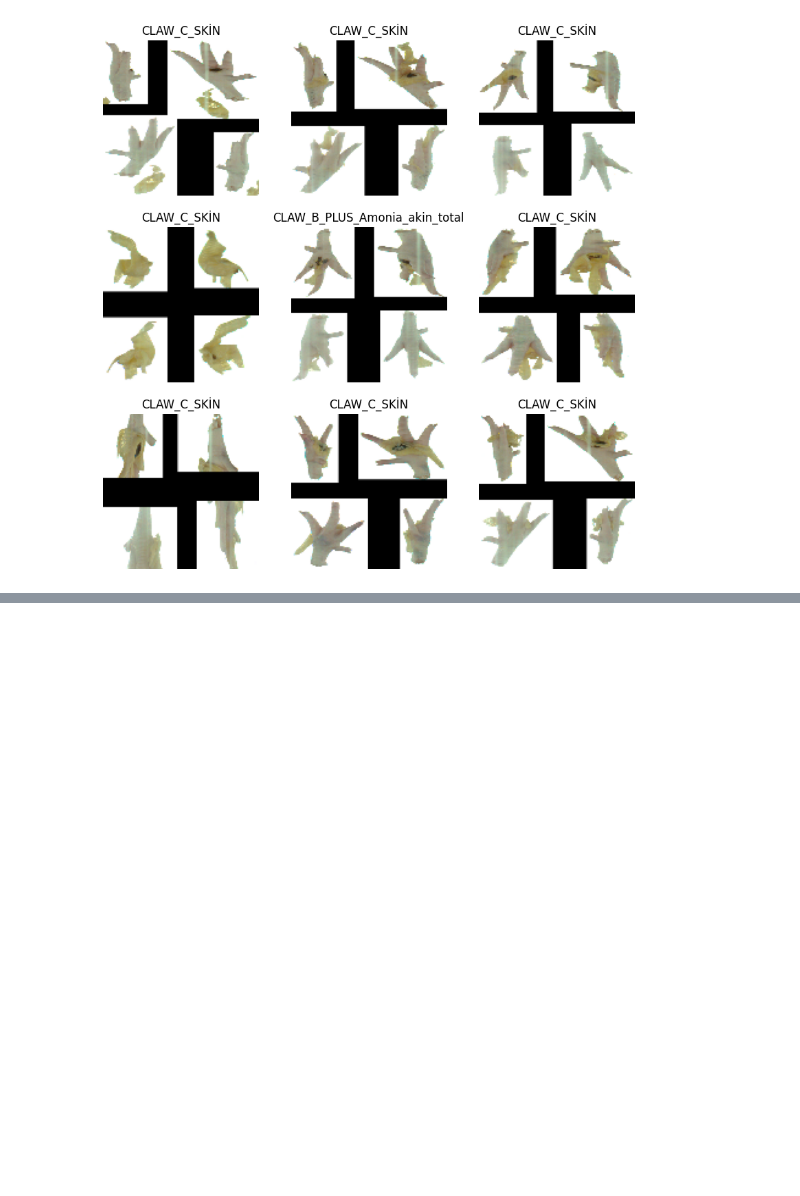
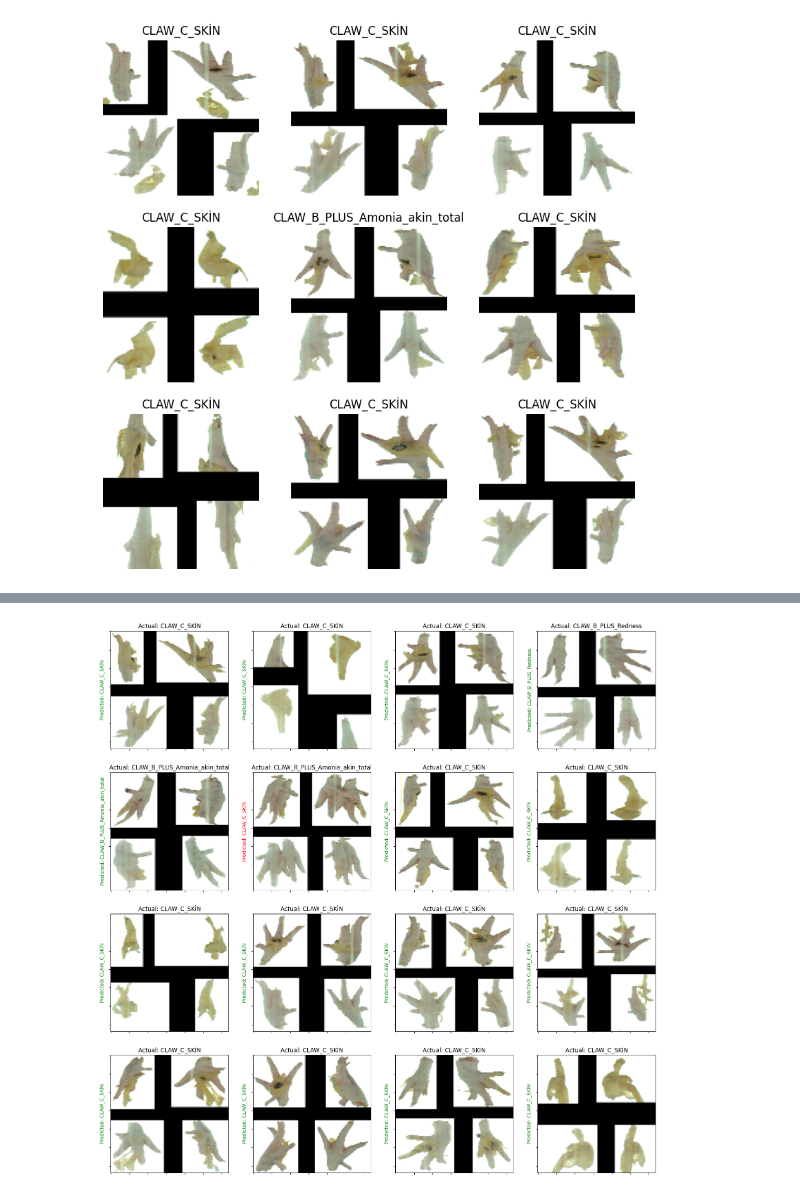
Before and after one commit to Beyza-N/claw-detection-and-classification, a Jupyter notebook: claw_project.ipynb, the cells around one changed output, grey strips where cells are left out. Saved outputs shown, nothing was run; the diff lists cells and outputs as text; code cells hidden in the pictures; blank space fills up the shorter version.

```diff
--- a/claw_project.ipynb
+++ b/claw_project.ipynb
@@ -112,0 +186,18 @@ model.summary()
+# %%
+plt.figure(figsize=(20, 20))
+for images, labels in test_ds.take(1):
+    for i in range(16):
+        ax = plt.subplot(4, 4, i + 1)
+        plt.imshow(images[i].numpy().astype("uint8"))
+        predictions = model.predict(tf.expand_dims(images[i], 0))
+        score = tf.nn.softmax(predictions[0])
+        if(class_names[labels[i]]==class_names[np.argmax(score)]):
+            plt.title("Actual: "+class_names[labels[i]])
+            plt.ylabel("Predicted: "+class_names[np.argmax(score)],fontdict={'color':'green'})
+
+        else:
+            plt.title("Actual: "+class_names[labels[i]])
+            plt.ylabel("Predicted: "+class_names[np.argmax(score)],fontdict={'color':'red'})
+        plt.gca().axes.yaxis.set_ticklabels([])
+        plt.gca().axes.xaxis.set_ticklabels([])
+# %% [output]
@@ -112,0 +220 @@ model.summary()
+[figure, added]
```
Also changed, not shown: parts of 9 cells of this notebook.
